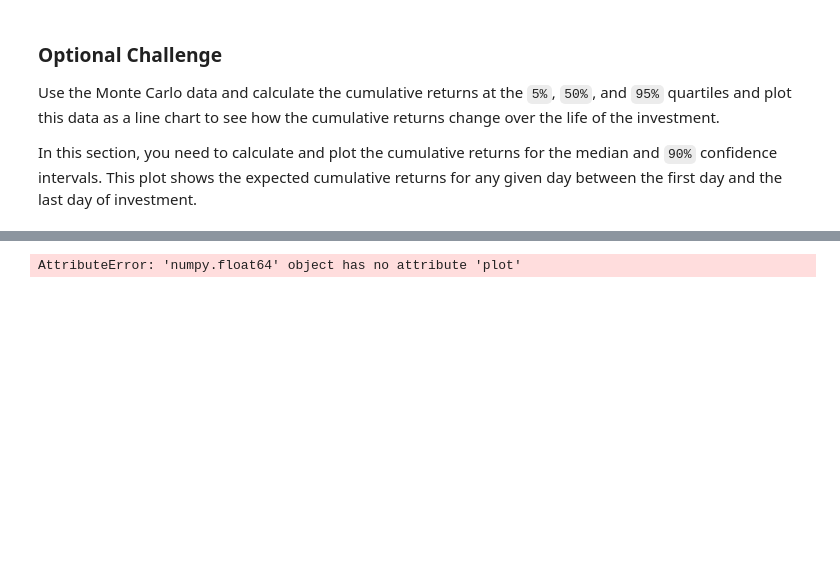
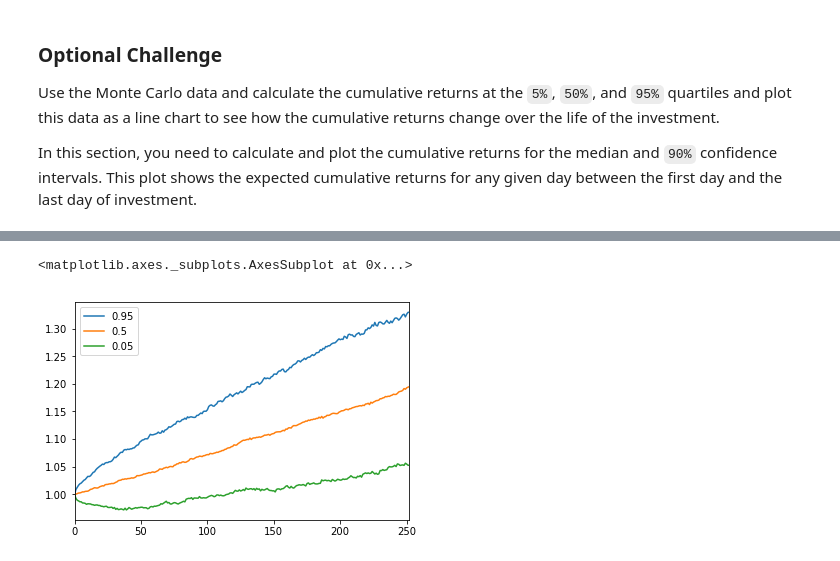
Before and after one commit to gscalvo/api-homework, a Jupyter notebook: portfolio_planner.ipynb, the cells around one changed output, grey strips where cells are left out. Drawn from its saved outputs; the diff is of its cells as text; code cells hidden in the pictures; blank space fills up the shorter version.

Commit message:
adding final charts

```diff
--- a/portfolio_planner.ipynb
+++ b/portfolio_planner.ipynb
@@ -299,0 +291,10 @@ In this section, you need to calculate and plot the cumulative returns for the m
+# %%
+# Compute projected returns
+quant_95 = portfolio_cumulative_returns.quantile(0.95, axis=1)
+quant_50 = portfolio_cumulative_returns.quantile(0.50, axis=1)
+quant_5 = portfolio_cumulative_returns.quantile(0.05, axis=1)
+
+cumulative_returns_challenge = pd.concat([quant_95, quant_50, quant_5], axis="columns", join="inner")
+
+# Display sample data
+cumulative_returns_challenge.head()
@@ -300,6 +308,8 @@ In this section, you need to calculate and plot the cumulative returns for the m
 # %%
 # Plot the cumulative returns over time
+cumulative_returns_challenge.plot()
 # %% [output]
-AttributeError: 'numpy.float64' object has no attribute 'plot'
+<matplotlib.axes._subplots.AxesSubplot at 0x...>
+[figure, added]
 # %%
 # Compute portfolio performance over time
```
Also changed, not shown: parts of 3 cells of this notebook, 2 other files.
